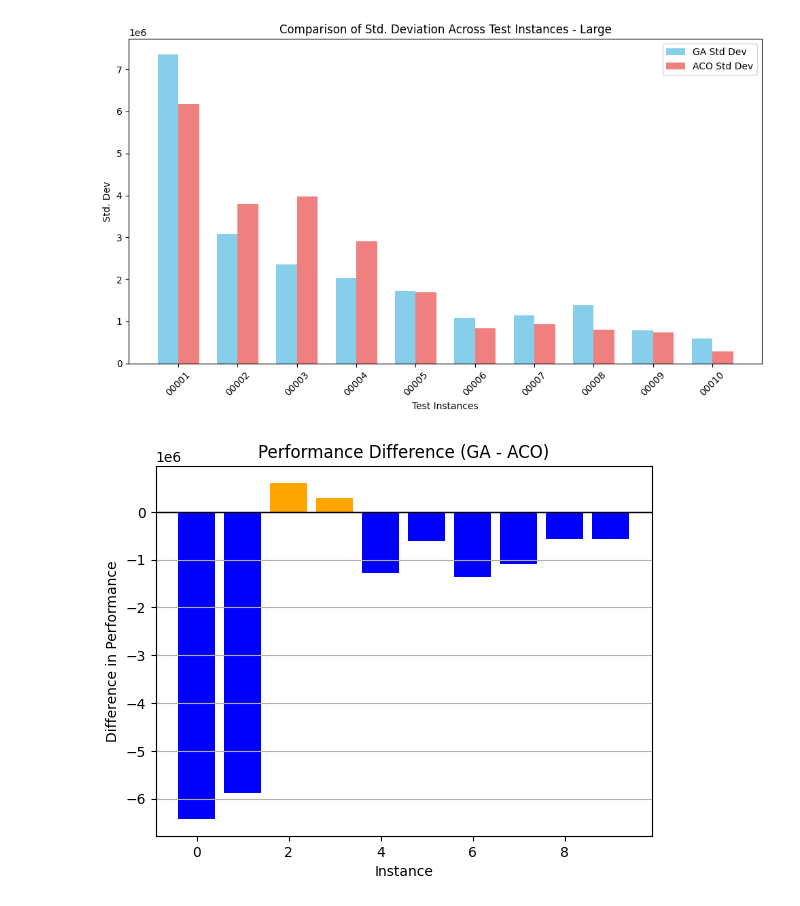
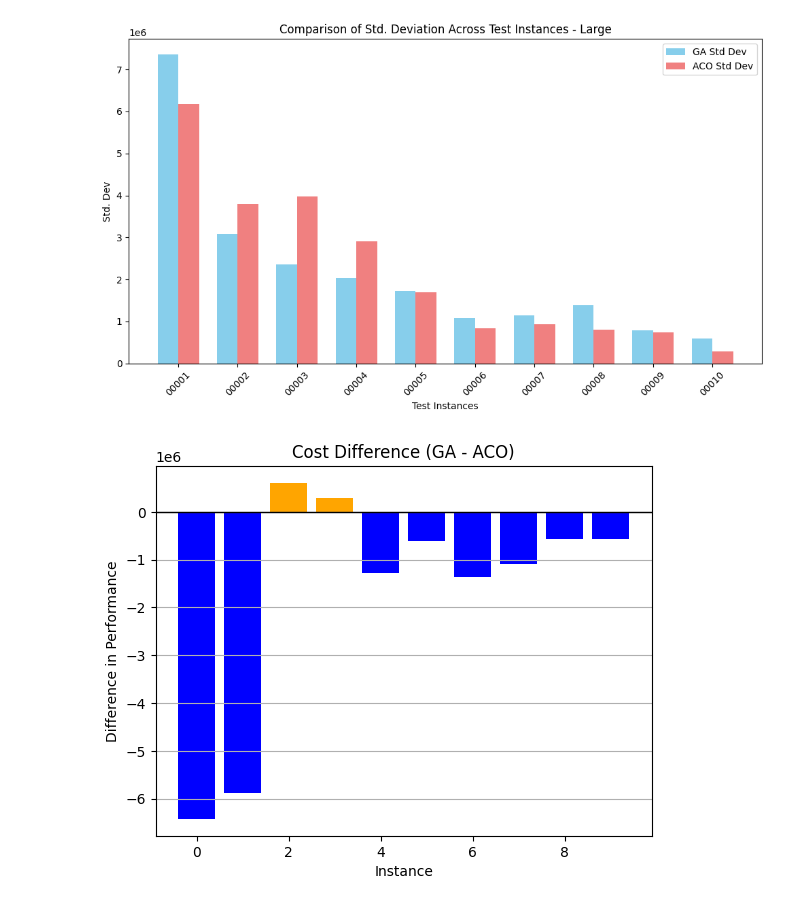
Before and after one commit to bergio13/heuristic-optimization-MWCCP, a Jupyter notebook: Heuristic_HW2.ipynb, the cells around one changed output. Cells and saved outputs as stored; diff of their text form; code cells hidden in the pictures.

```diff
--- a/Heuristic_HW2.ipynb
+++ b/Heuristic_HW2.ipynb
@@ -1846,17 +1905,17 @@ plot_variance_comparison(sol_ga, sol_aco, size = "Large")
 # %%
 # Create indices for instances
 indices = np.arange(len(performance_ga))
 
 # Calculate differences
 differences = np.array(performance_ga) - np.array(performance_aco)
 
 # Bar chart
 plt.bar(indices, differences, color=['blue' if d < 0 else 'orange' for d in differences])
 plt.axhline(0, color='black', linewidth=1)
-plt.title('Performance Difference (GA - ACO)')
+plt.title('Cost Difference (GA - ACO)')
 plt.xlabel('Instance')
 plt.ylabel('Difference in Performance')
 plt.grid(axis='y')
 plt.show()
 # %% [output]
-[figure, old version]
+[figure, new version]
```
Also changed, not shown: parts of 9 cells of this notebook.
